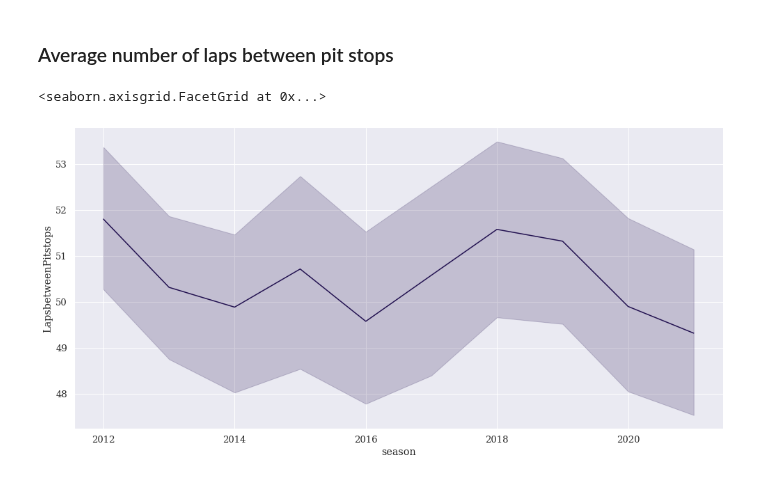
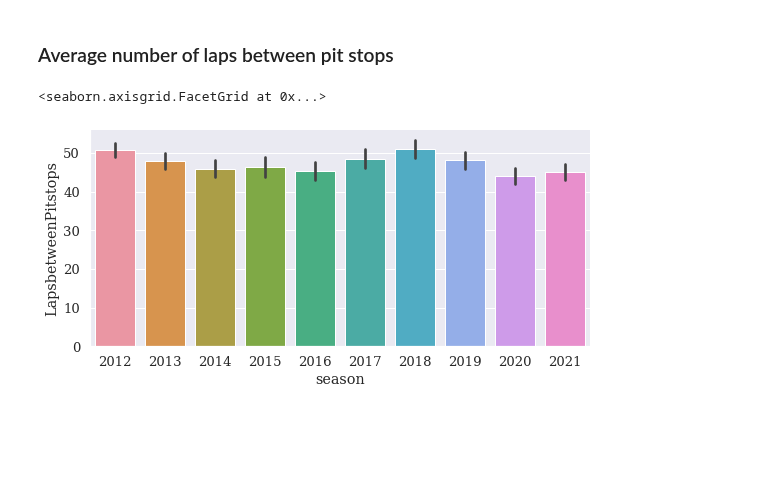
Before and after one commit to GabyCisnerosV/F1_NoName, a Jupyter notebook: Predicting_pitstops.ipynb, the cells around one changed output. Cells and saved outputs as stored; diff of their text form; code cells hidden in the pictures; blank space fills up the shorter version.

Commit message:
graphs added

```diff
--- a/Predicting_pitstops.ipynb
+++ b/Predicting_pitstops.ipynb
@@ -71,7 +83,11 @@ values = [4, 3, 2, 1]
 
 PitsUnified['Num_Pits'] = np.select(conditions, values)
 # %%
-# #Creating the feature of laps per pitstop. This tells us how many laps in average you can do between pit stops
-# PitsExtraDF["LapsbetweenPitstops"]=PitsExtraDF["laps"]/PitsExtraDF["stop"]
-# #Pits of drivers that ended the races:
-# PitsExtraDF_Finished=PitsExtraDF[PitsExtraDF["status"]=="Finished"]
+#Creating the feature of laps per pitstop. This tells us how many laps in average you can do between pit stops
+PitsUnified["LapsbetweenPitstops"]=PitsUnified["laps"]/PitsUnified['Num_Pits']
+
+#Pits of drivers that ended the races:
+PitsUnified_Finished=PitsUnified[PitsUnified["status"]=="Finished"]
+
+#Now we have one row per race and driver, only of the drivers who finished the race
+PitsUnified_Finished.head(5)
@@ -87,0 +128,13 @@ sns.relplot(data=PitsExtraDF_Finished,x="season", y="LapsbetweenPitstops",col="C
+# %%
+#Selecting specific circuits where at least two seasons a race has been helds=
+SelectedCircuits=['albert_park', 'sepang', 'shanghai', 'bahrain', 'catalunya',
+       'monaco', 'villeneuve', 'silverstone',
+       'hockenheimring', 'hungaroring', 'spa', 'monza', 'marina_bay',
+       'suzuka', 'yas_marina', 'americas',
+       'interlagos', 'nurburgring', 'red_bull_ring', 'sochi', 'rodriguez',
+       'BAK']
+
+PitsUnified_Finished_Selected=PitsUnified_Finished[PitsUnified_Finished["Circuit.circuitId"].isin(SelectedCircuits) == True]
+
+sns.set_theme(style="darkgrid", palette="magma",font_scale=0.8,font="serif")
+sns.relplot(data=PitsUnified_Finished_Selected,x="season", y="LapsbetweenPitstops",col="Circuit.circuitName",col_wrap=4,kind="line",height=2,aspect=2)
@@ -89,7 +145,7 @@ sns.relplot(data=PitsExtraDF_Finished,x="season", y="LapsbetweenPitstops",col="C
 ### Average number of laps between pit stops
 # %%
 sns.set_theme(style="darkgrid", palette="magma",font_scale=1.2,font="serif")
-sns.relplot(data=PitsExtraDF_Finished,x="season", y="LapsbetweenPitstops",kind="line",height=7,aspect=2)
+sns.catplot(data=PitsUnified_Finished,x="season", y="LapsbetweenPitstops",kind="bar",height=4,aspect=2)
 # %% [output]
 <seaborn.axisgrid.FacetGrid at 0x...>
-[figure, old version]
+[figure, new version]
```
Also changed, not shown: parts of 13 cells of this notebook.
